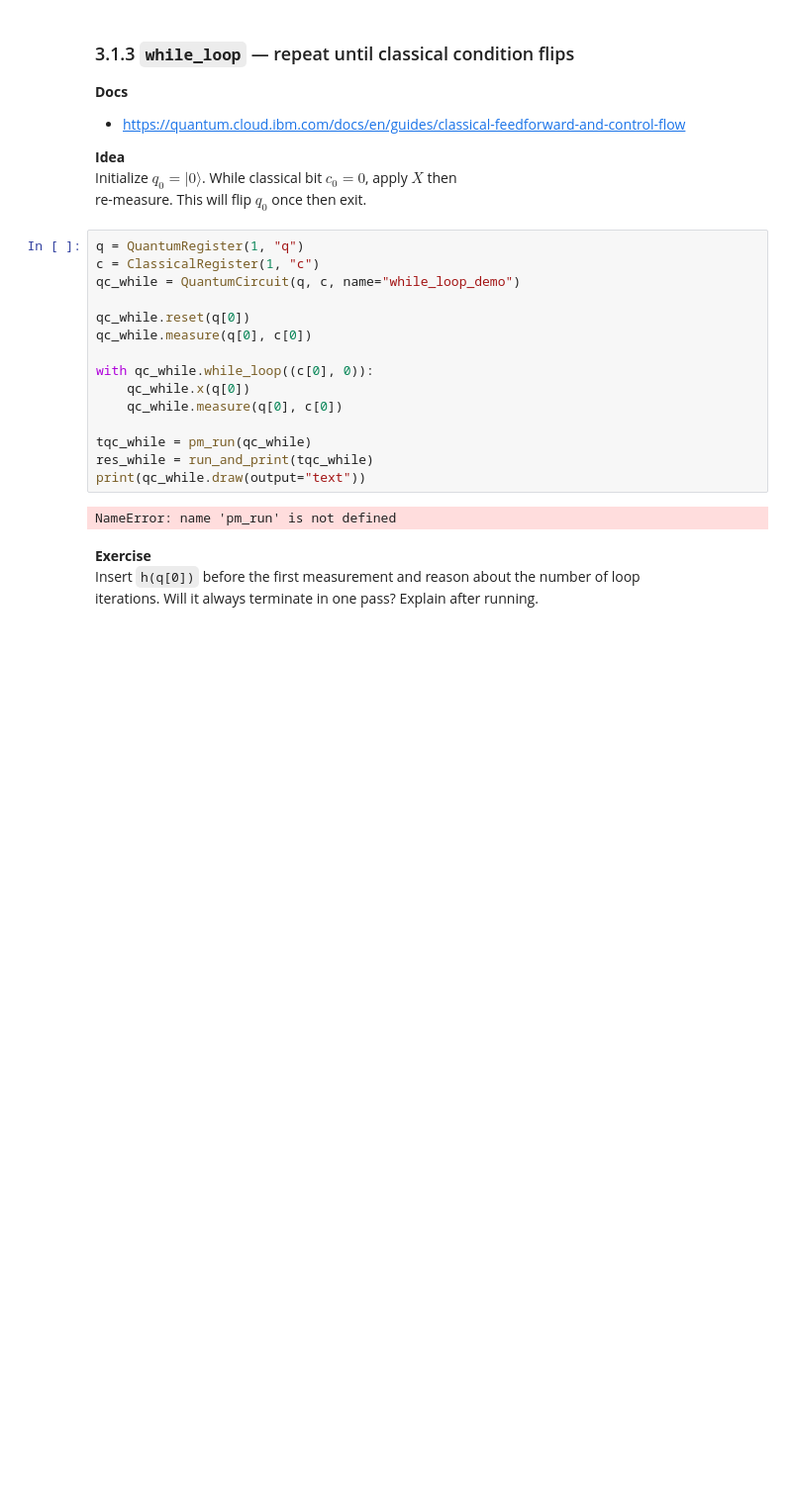
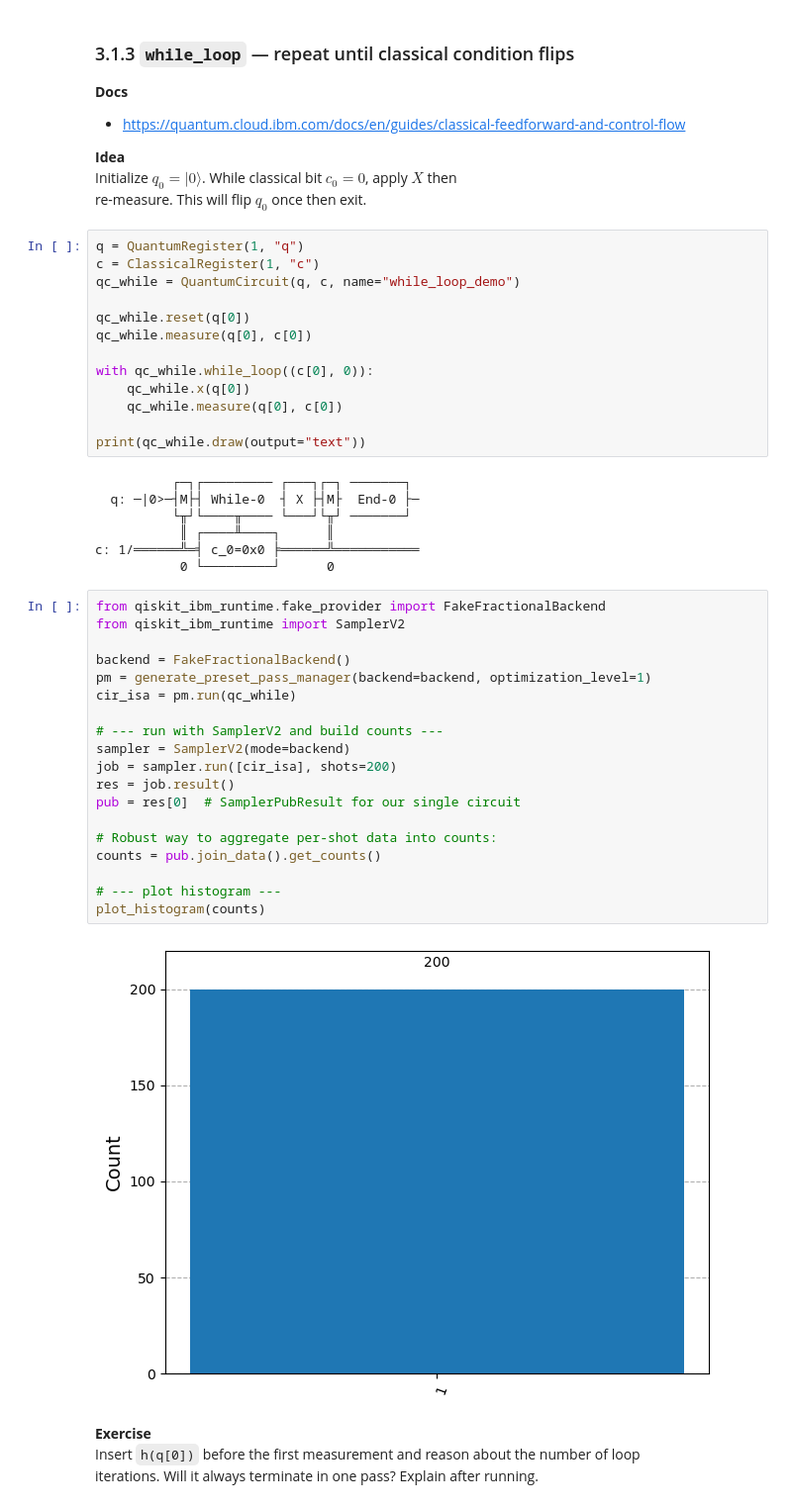
Before and after one commit to makansij/IBM_Certified_Quantum_Computation_QisKit_v2, a Jupyter notebook: Module_3.1_Construct_Dynamic_Circuits-Torino.ipynb, the cells around one changed output. Shown at 99% size. Cells and saved outputs as stored; diff of their text form; blank space fills up the shorter version.

Commit message:
Finally Module_3.1_Construct_Dynamic_Circuits-Torino.ipynb runs all the way through. Next:  - work on 3.2

```diff
--- a/Module_3.1_Construct_Dynamic_Circuits-Torino.ipynb
+++ b/Module_3.1_Construct_Dynamic_Circuits-Torino.ipynb
@@ -236,11 +236,35 @@ with qc_while.while_loop((c[0], 0)):
     qc_while.x(q[0])
     qc_while.measure(q[0], c[0])
 
-tqc_while = pm_run(qc_while)
-res_while = run_and_print(tqc_while)
 print(qc_while.draw(output="text"))
 # %% [output]
-NameError: name 'pm_run' is not defined
+          ┌─┐┌───────── ┌───┐┌─┐ ───────┐
+  q: ─|0>─┤M├┤ While-0  ┤ X ├┤M├  End-0 ├─
+          └╥┘└────╥──── └───┘└╥┘ ───────┘
+           ║ ┌────╨────┐      ║
+c: 1/══════╩═╡ c_0=0x0 ╞══════╩═══════════
+           0 └─────────┘      0
+# %%
+from qiskit_ibm_runtime.fake_provider import FakeFractionalBackend
+from qiskit_ibm_runtime import SamplerV2
+
+backend = FakeFractionalBackend()
+pm = generate_preset_pass_manager(backend=backend, optimization_level=1)
+cir_isa = pm.run(qc_while)
+
+# --- run with SamplerV2 and build counts ---
+sampler = SamplerV2(mode=backend)
+job = sampler.run([cir_isa], shots=200)
+res = job.result()
+pub = res[0]  # SamplerPubResult for our single circuit
+
+# Robust way to aggregate per-shot data into counts:
+counts = pub.join_data().get_counts()
+
+# --- plot histogram ---
+plot_histogram(counts)
+# %% [output]
+[figure, added]
 # %% [markdown]
 **Exercise**
 Insert `h(q[0])` before the first measurement and reason about the number of loop
```
Also changed, not shown: parts of 5 cells of this notebook.
